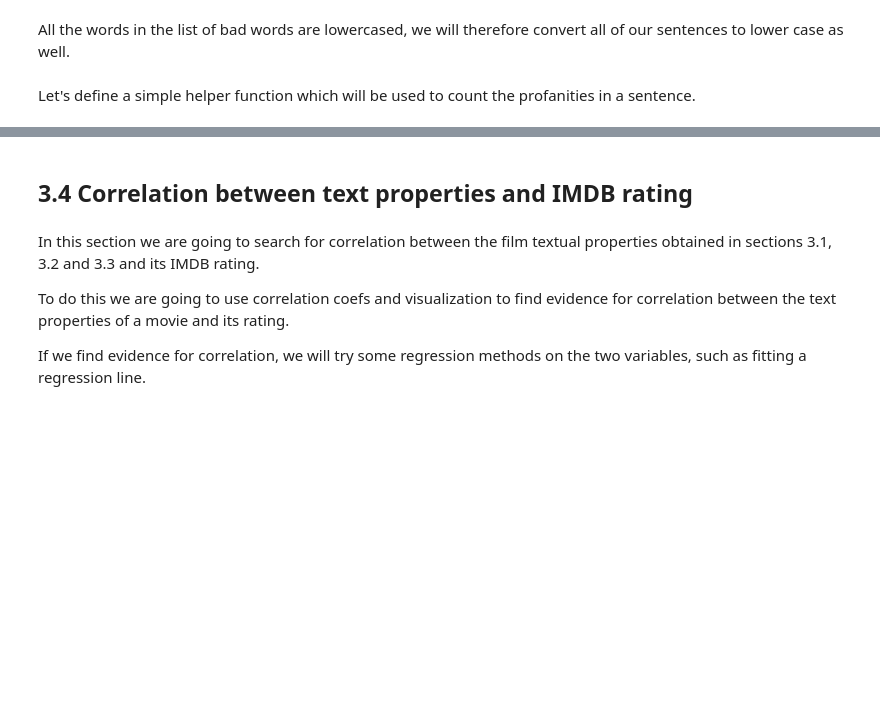
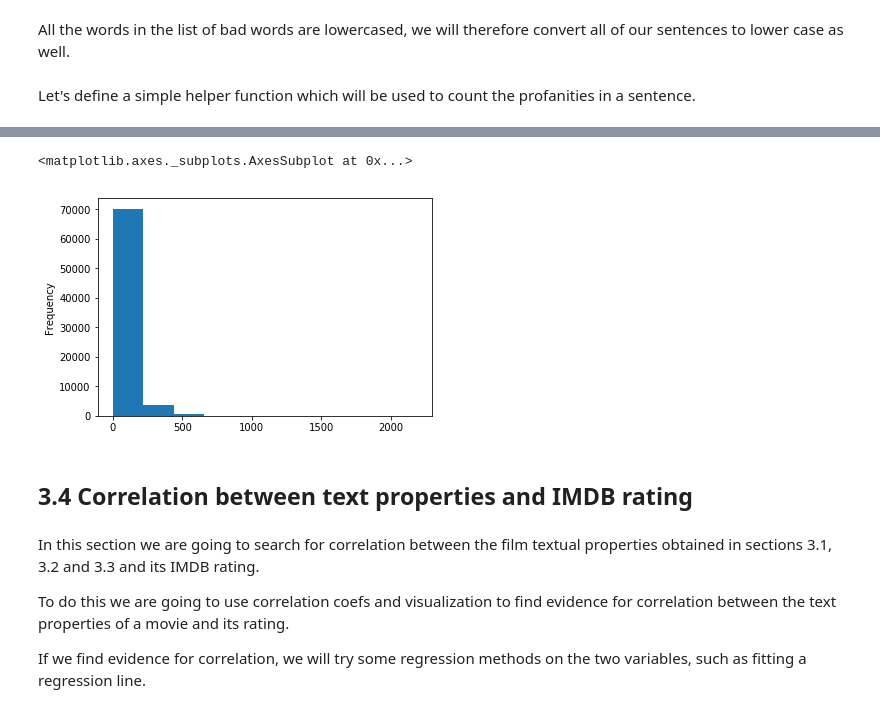
Before and after one commit to RobertInjac/ADA-Project-2018-OpenSubtitles, a Jupyter notebook: Project.ipynb, the cells around one changed output, grey strips where cells are left out. Cells and saved outputs as stored; diff of their text form; code cells hidden in the pictures; blank space fills up the shorter version.

```diff
--- a/Project.ipynb
+++ b/Project.ipynb
@@ -1001,0 +1120,3 @@ profanity_df.write.mode('overwrite').parquet('./profanity_final.parquet')
+# %%
+profanity_df = spark.read.parquet('./datasets/profanity_final.parquet')
+profanity_df.printSchema()
@@ -1001,0 +1127,2 @@ profanity_df.write.mode('overwrite').parquet('./profanity_final.parquet')
+# %%
+profanity_df = profanity_df.toPandas()
@@ -1002,3 +1141,8 @@ profanity_df.write.mode('overwrite').parquet('./profanity_final.parquet')
+# %%
+profanity_df['number_of_profanities'].plot.hist()
+# %% [output]
+<matplotlib.axes._subplots.AxesSubplot at 0x...>
+[figure, added]
 # %% [markdown]
 ## 3.4 Correlation between text properties and IMDB rating
 # %% [markdown]
```
Also changed, not shown: parts of 48 cells of this notebook.
